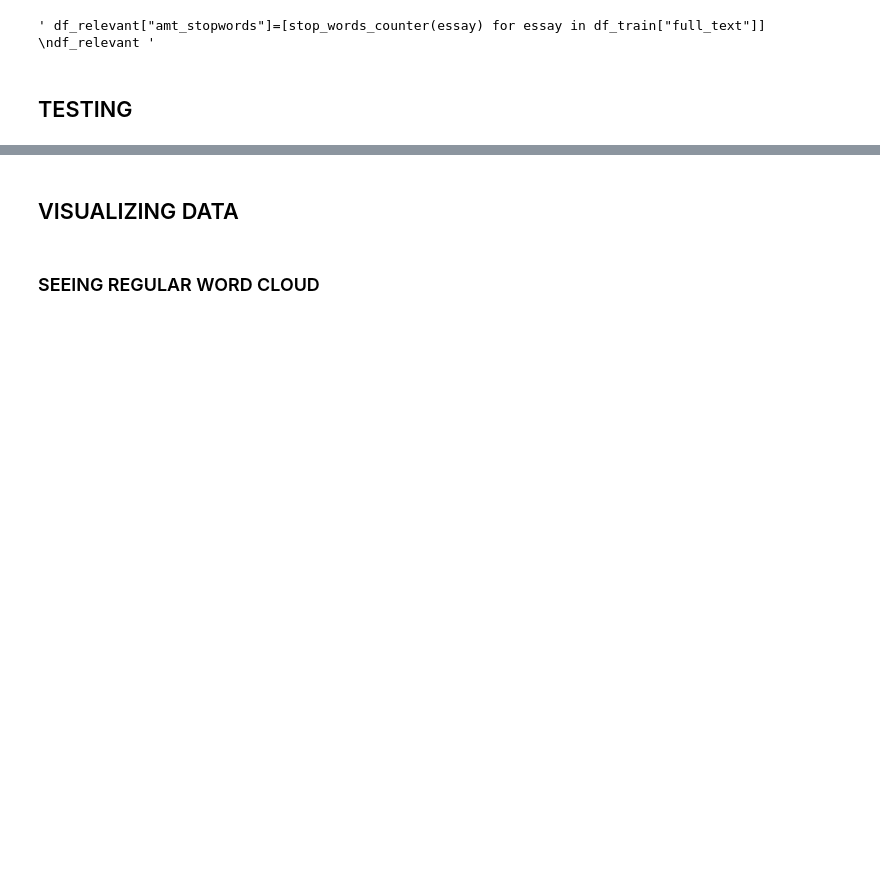
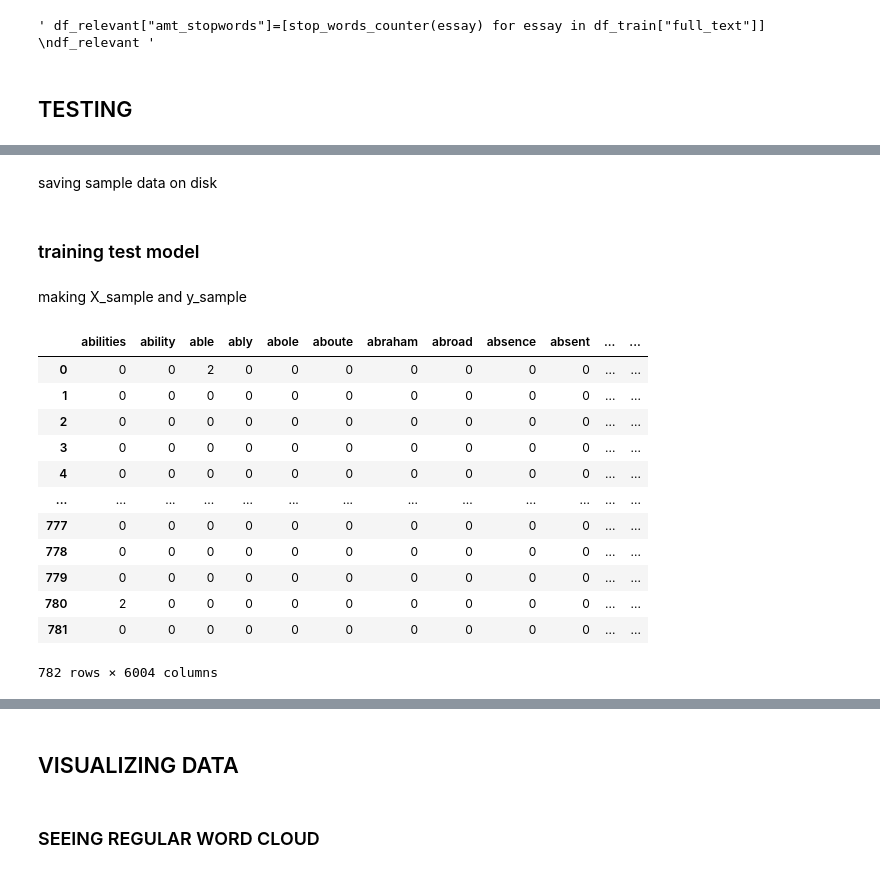
Before and after one commit to leofrio/English-Proficiency-Repository, a Jupyter notebook: doingit.ipynb, the cells around one changed output, grey strips where cells are left out. Saved outputs shown, nothing was run; the diff lists cells and outputs as text; code cells hidden in the pictures; blank space fills up the shorter version.

```diff
--- a/doingit.ipynb
+++ b/doingit.ipynb
@@ -67,5 +49,5 @@ df_linerud['data']
 # %%
-df_relevant=pd.read_csv("./relevant/relevant.csv")
+df_relevant=pd.read_csv("./newcsvs/relevant.csv")
 # %% [markdown]
 #### LOADING AND PREPARING DATA
 # %%
@@ -437,0 +433,3 @@ first
+# %%
+df_sample=df_relevant.sample(frac=0.2)
+df_sample
@@ -437,0 +450,2 @@ first
+# %% [markdown]
+saving sample data on disk
@@ -437,0 +473,25 @@ first
+# %% [markdown]
+### training test model
+# %% [markdown]
+making X_sample and y_sample
+# %%
+X_sample=df_sample.drop(columns=target_names)
+X_sample=X_sample.set_index("text_id")
+X_sample,colnames=transform_to_bag_of_words(X_sample)
+colnames=np.concatenate((colnames,["n_of_words",'ort_mistakes','amt_radicals','amt_stopwords']))
+X_sample=pd.DataFrame(X_sample,columns=colnames)
+X_sample
+# %% [output]
+|  | abilities | ability | able | ably | abole | aboute | abraham | abroad | absence | absent | ... | ... |
+| 0 | 0 | 0 | 2 | 0 | 0 | 0 | 0 | 0 | 0 | 0 | ... | ... |
+| 1 | 0 | 0 | 0 | 0 | 0 | 0 | 0 | 0 | 0 | 0 | ... | ... |
+| 2 | 0 | 0 | 0 | 0 | 0 | 0 | 0 | 0 | 0 | 0 | ... | ... |
+| 3 | 0 | 0 | 0 | 0 | 0 | 0 | 0 | 0 | 0 | 0 | ... | ... |
+| 4 | 0 | 0 | 0 | 0 | 0 | 0 | 0 | 0 | 0 | 0 | ... | ... |
+| ... | ... | ... | ... | ... | ... | ... | ... | ... | ... | ... | ... | ... |
+| 777 | 0 | 0 | 0 | 0 | 0 | 0 | 0 | 0 | 0 | 0 | ... | ... |
+| 778 | 0 | 0 | 0 | 0 | 0 | 0 | 0 | 0 | 0 | 0 | ... | ... |
+| 779 | 0 | 0 | 0 | 0 | 0 | 0 | 0 | 0 | 0 | 0 | ... | ... |
+| 780 | 2 | 0 | 0 | 0 | 0 | 0 | 0 | 0 | 0 | 0 | ... | ... |
+| 781 | 0 | 0 | 0 | 0 | 0 | 0 | 0 | 0 | 0 | 0 | ... | ... |
+782 rows × 6004 columns
```
Also changed, not shown: parts of 58 cells of this notebook, 4 other files.
